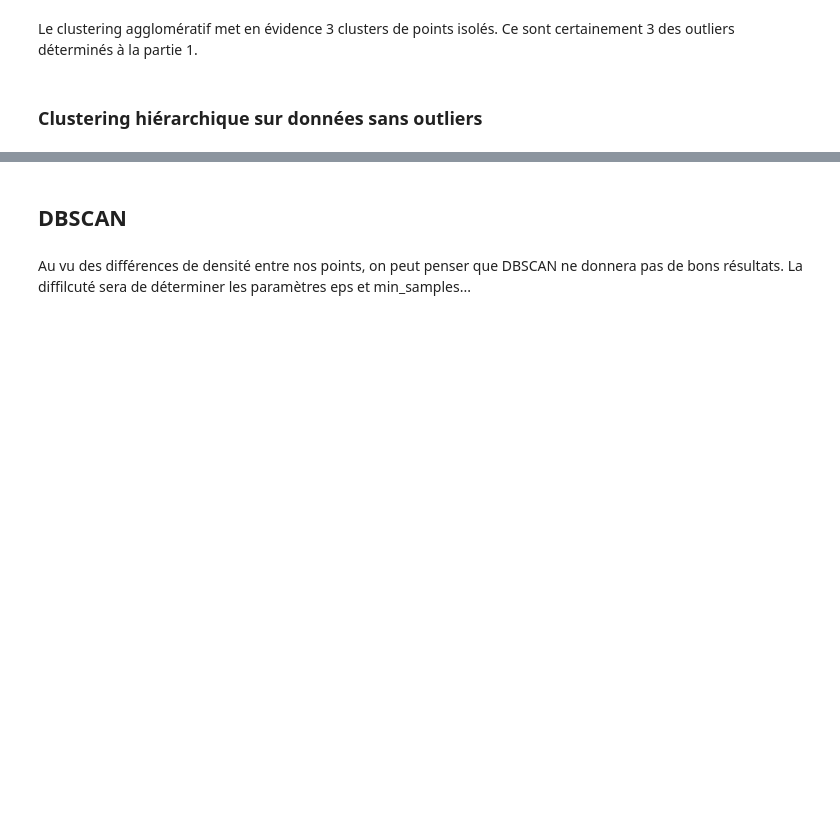
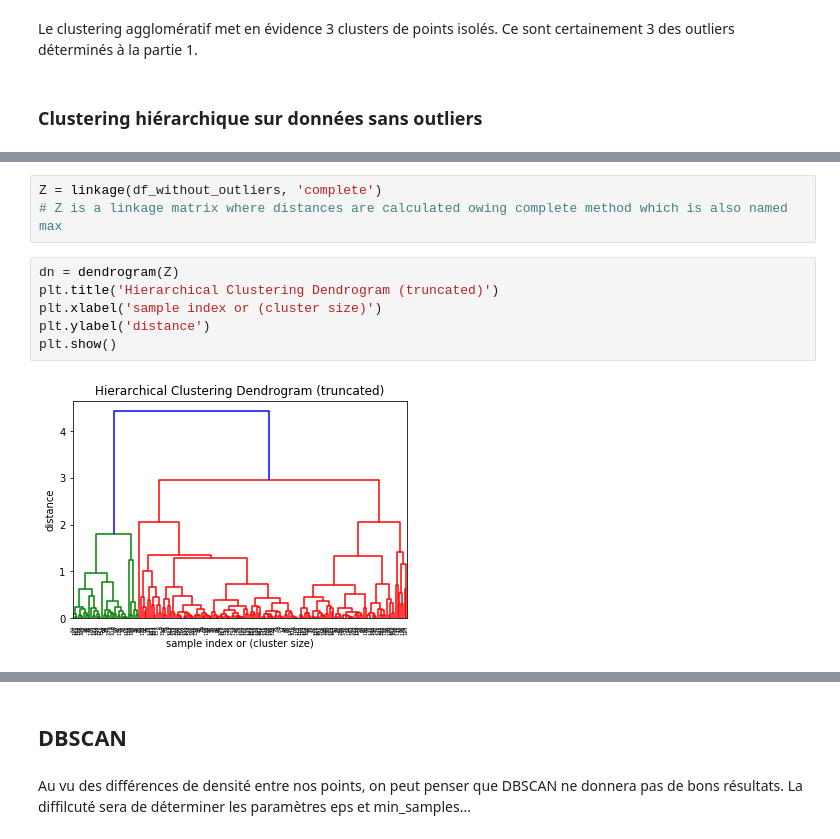
Before and after one commit to LisaNicvert/IA_project, a Jupyter notebook: Project_IA_Clustering_simple.ipynb, the cells around one changed output, grey strips where cells are left out. Saved outputs shown, nothing was run; the diff lists cells and outputs as text; blank space fills up the shorter version.

```diff
--- a/Project_IA_Clustering_simple.ipynb
+++ b/Project_IA_Clustering_simple.ipynb
@@ -339,0 +446,11 @@ On remarque que les clusters de un pays ont disparu : c'étaient bien les outlie
+# %%
+Z = linkage(df_without_outliers, 'complete')
+# Z is a linkage matrix where distances are calculated owing complete method which is also named max
+# %%
+dn = dendrogram(Z)
+plt.title('Hierarchical Clustering Dendrogram (truncated)')
+plt.xlabel('sample index or (cluster size)')
+plt.ylabel('distance')
+plt.show()
+# %% [output]
+[figure, added]
```
Also changed, not shown: parts of 91 cells of this notebook.
